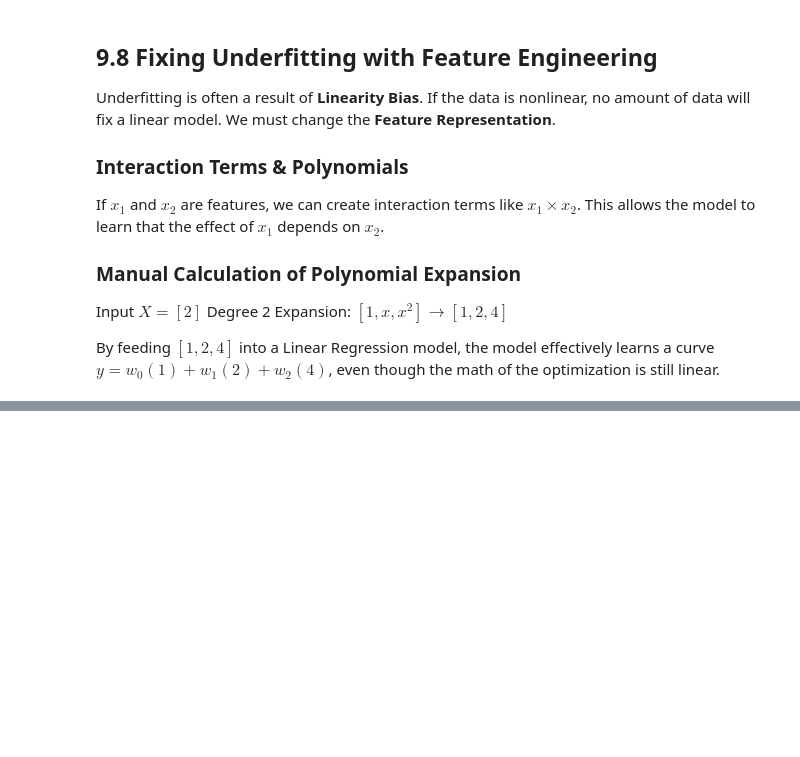
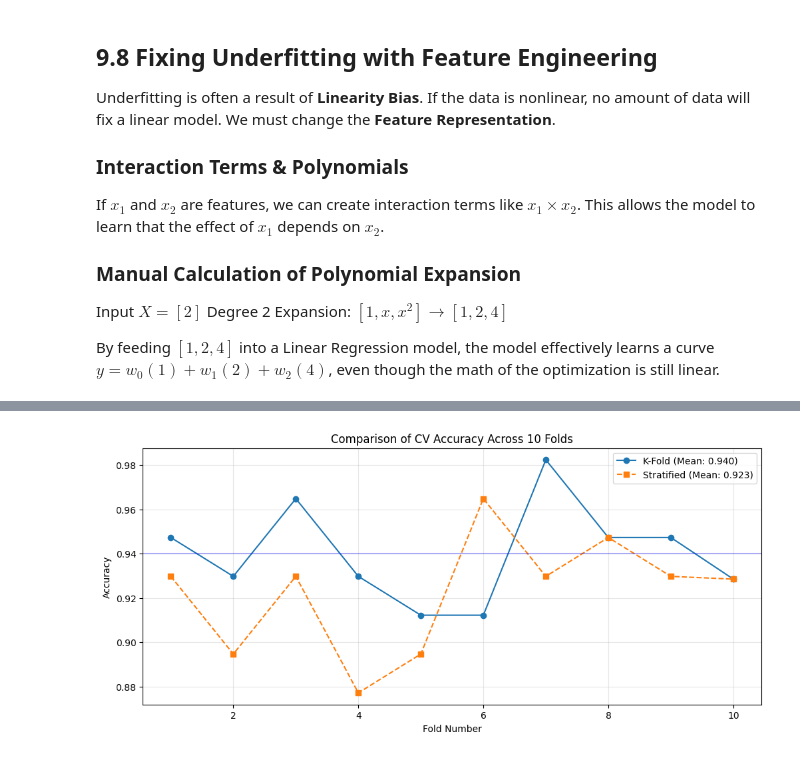
Before and after one commit to rsys-adsingh/Machine-Learning, a Jupyter notebook: study/Chapter_4.ipynb, the cells around one changed output, grey strips where cells are left out. Saved outputs shown, nothing was run; the diff lists cells and outputs as text; code cells hidden in the pictures; blank space fills up the shorter version.

```diff
--- a/study/Chapter_4.ipynb
+++ b/study/Chapter_4.ipynb
@@ -1208,0 +1439,33 @@ By feeding $[1, 2, 4]$ into a Linear Regression model, the model effectively lea
+# %%
+import numpy as np
+import matplotlib.pyplot as plt
+from sklearn.model_selection import cross_val_score, KFold, StratifiedKFold
+from sklearn.tree import DecisionTreeClassifier
+from sklearn.datasets import load_breast_cancer
+
+# Load Dataset
+data = load_breast_cancer()
+X, y = data.data, data.target
+model = DecisionTreeClassifier(max_depth=3, random_state=42)
+
+# 1. K-Fold Implementation
+kf = KFold(n_splits=10, shuffle=True, random_state=42)
+kf_scores = cross_val_score(model, X, y, cv=kf)
+
+# 2. Stratified K-Fold Implementation
+skf = StratifiedKFold(n_splits=10, shuffle=True, random_state=42)
+skf_scores = cross_val_score(model, X, y, cv=skf)
+
+# Visualization of Variance across Folds
+plt.figure(figsize=(12, 5))
+plt.plot(range(1, 11), kf_scores, 'o-', label=f'K-Fold (Mean: {kf_scores.mean():.3f})')
+plt.plot(range(1, 11), skf_scores, 's--', label=f'Stratified (Mean: {skf_scores.mean():.3f})')
+plt.axhline(y=kf_scores.mean(), color='blue', alpha=0.3)
+plt.title("Comparison of CV Accuracy Across 10 Folds")
+plt.xlabel("Fold Number")
+plt.ylabel("Accuracy")
+plt.legend()
+plt.grid(True, alpha=0.3)
+plt.show()
+# %% [output]
+[figure, added]
```
Also changed, not shown: parts of 13 cells of this notebook.
